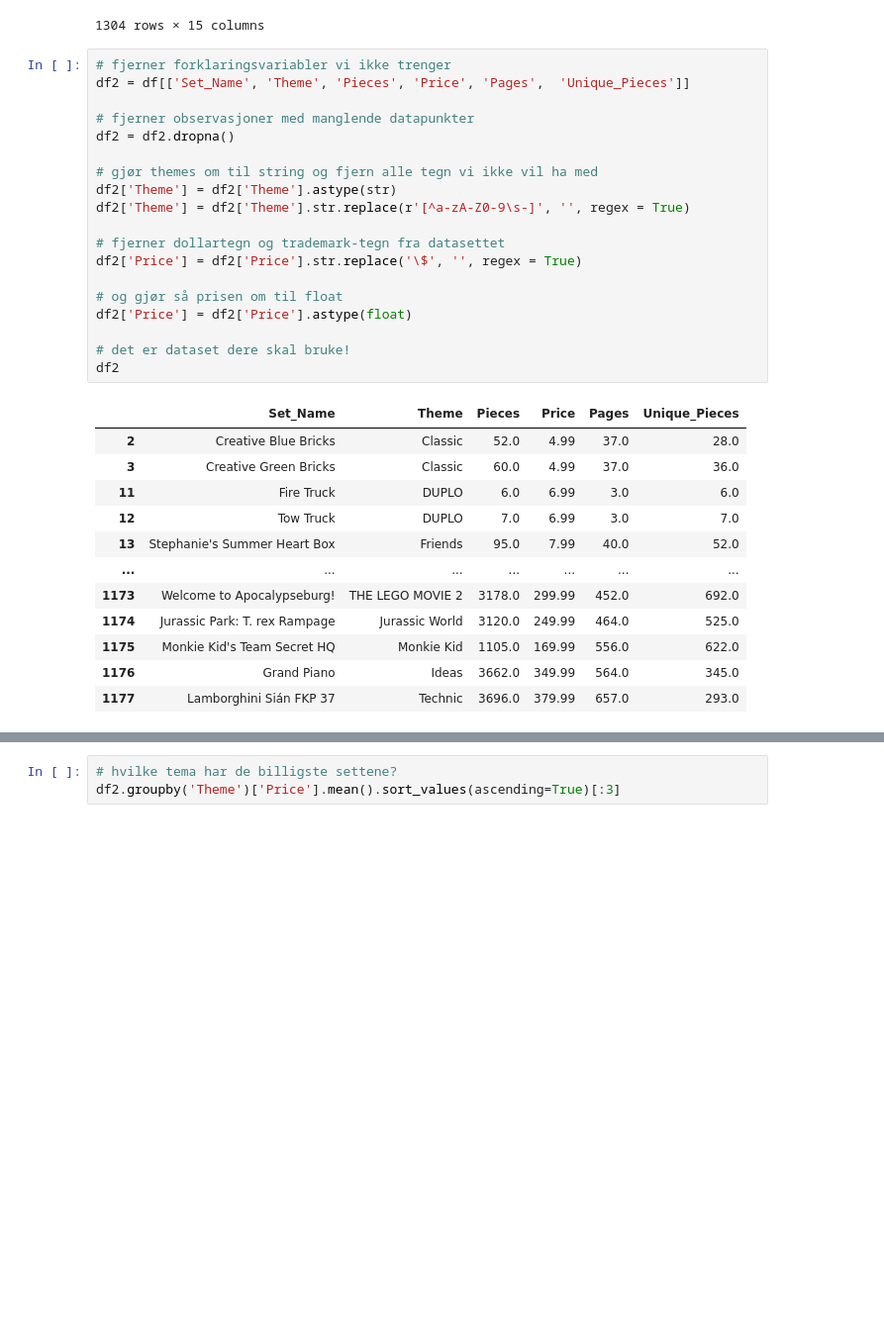
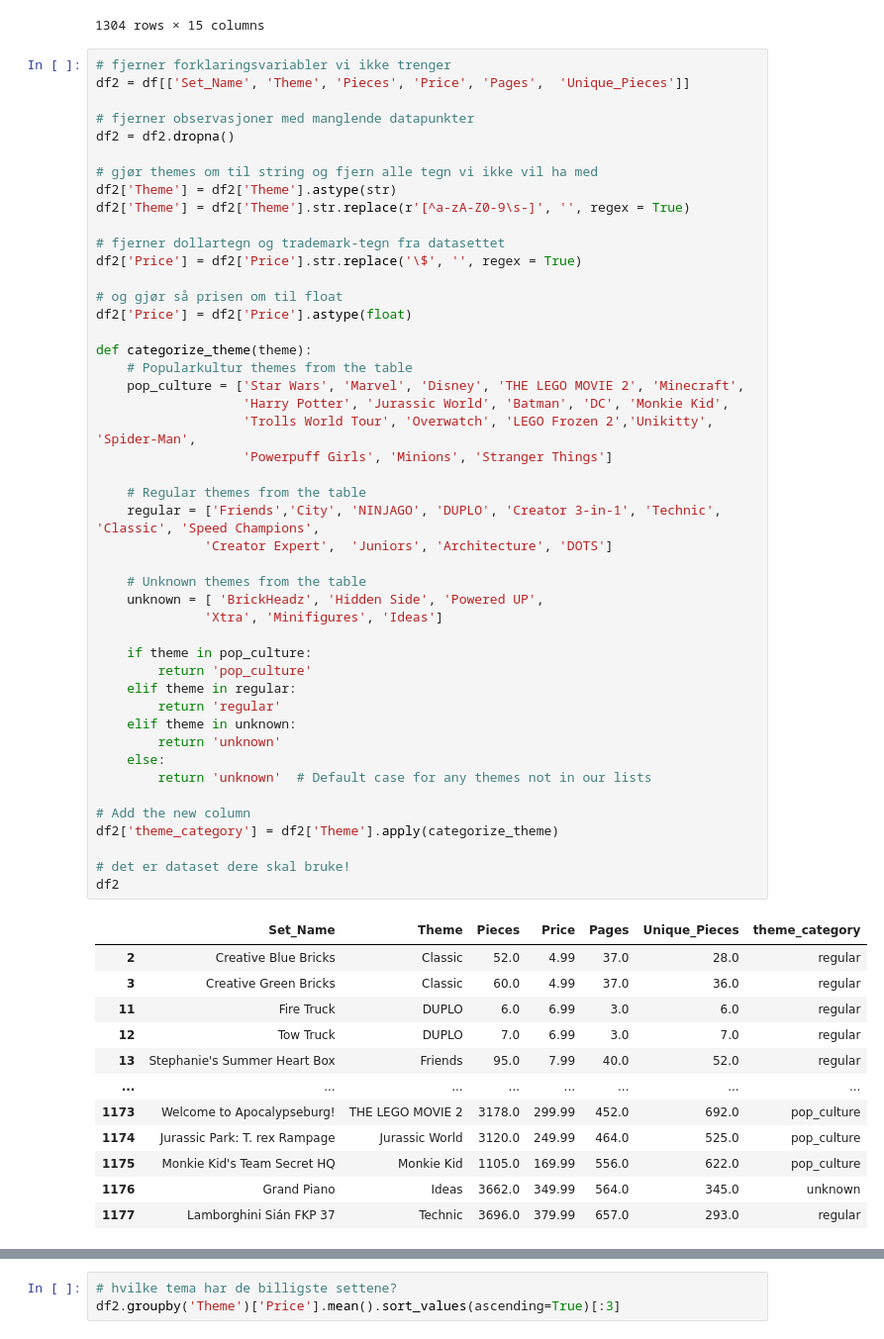
Before and after one commit to christianstensoe/ISTT1003-prosjekt-16, a Jupyter notebook: oppg1.ipynb, the cells around one changed output, grey strips where cells are left out. Shown at 99% size. Drawn from its saved outputs; the diff is of its cells as text; blank space fills up the shorter version.

```diff
--- a/oppg1.ipynb
+++ b/oppg1.ipynb
@@ -34,32 +34,59 @@ df
 # %%
 # fjerner forklaringsvariabler vi ikke trenger
 df2 = df[['Set_Name', 'Theme', 'Pieces', 'Price', 'Pages',  'Unique_Pieces']]
 
 # fjerner observasjoner med manglende datapunkter
 df2 = df2.dropna()
 
 # gjør themes om til string og fjern alle tegn vi ikke vil ha med
 df2['Theme'] = df2['Theme'].astype(str)
 df2['Theme'] = df2['Theme'].str.replace(r'[^a-zA-Z0-9\s-]', '', regex = True)
 
 # fjerner dollartegn og trademark-tegn fra datasettet
 df2['Price'] = df2['Price'].str.replace('\$', '', regex = True)
 
 # og gjør så prisen om til float
 df2['Price'] = df2['Price'].astype(float)
 
+def categorize_theme(theme):
+    # Popularkultur themes from the table
+    pop_culture = ['Star Wars', 'Marvel', 'Disney', 'THE LEGO MOVIE 2', 'Minecraft',
+                   'Harry Potter', 'Jurassic World', 'Batman', 'DC', 'Monkie Kid',
+                   'Trolls World Tour', 'Overwatch', 'LEGO Frozen 2','Unikitty', 'Spider-Man',
+                   'Powerpuff Girls', 'Minions', 'Stranger Things']
+
+    # Regular themes from the table
+    regular = ['Friends','City', 'NINJAGO', 'DUPLO', 'Creator 3-in-1', 'Technic', 'Classic', 'Speed Champions',
+              'Creator Expert',  'Juniors', 'Architecture', 'DOTS']
+
+    # Unknown themes from the table
+    unknown = [ 'BrickHeadz', 'Hidden Side', 'Powered UP',
+              'Xtra', 'Minifigures', 'Ideas']
+
+    if theme in pop_culture:
+        return 'pop_culture'
+    elif theme in regular:
+        return 'regular'
+    elif theme in unknown:
+        return 'unknown'
+    else:
+        return 'unknown'  # Default case for any themes not in our lists
+
+# Add the new column
+df2['theme_category'] = df2['Theme'].apply(categorize_theme)
+
 # det er dataset dere skal bruke!
 df2
 # %% [output]
-|  | Set_Name | Theme | Pieces | Price | Pages | Unique_Pieces |
-| 2 | Creative Blue Bricks | Classic | 52.0 | 4.99 | 37.0 | 28.0 |
-| 3 | Creative Green Bricks | Classic | 60.0 | 4.99 | 37.0 | 36.0 |
-| 11 | Fire Truck | DUPLO | 6.0 | 6.99 | 3.0 | 6.0 |
-| 12 | Tow Truck | DUPLO | 7.0 | 6.99 | 3.0 | 7.0 |
-| 13 | Stephanie's Summer Heart Box | Friends | 95.0 | 7.99 | 40.0 | 52.0 |
-| ... | ... | ... | ... | ... | ... | ... |
-| 1173 | Welcome to Apocalypseburg! | THE LEGO MOVIE 2 | 3178.0 | 299.99 | 452.0 | 692.0 |
-| 1174 | Jurassic Park: T. rex Rampage | Jurassic World | 3120.0 | 249.99 | 464.0 | 525.0 |
-| 1175 | Monkie Kid's Team Secret HQ | Monkie Kid | 1105.0 | 169.99 | 556.0 | 622.0 |
-| 1176 | Grand Piano | Ideas | 3662.0 | 349.99 | 564.0 | 345.0 |
-| 1177 | Lamborghini Sián FKP 37 | Technic | 3696.0 | 379.99 | 657.0 | 293.0 |
+|  | Set_Name | Theme | Pieces | Price | Pages | Unique_Pieces | theme_category |
+| 2 | Creative Blue Bricks | Classic | 52.0 | 4.99 | 37.0 | 28.0 | regular |
+| 3 | Creative Green Bricks | Classic | 60.0 | 4.99 | 37.0 | 36.0 | regular |
+| 11 | Fire Truck | DUPLO | 6.0 | 6.99 | 3.0 | 6.0 | regular |
+| 12 | Tow Truck | DUPLO | 7.0 | 6.99 | 3.0 | 7.0 | regular |
+| 13 | Stephanie's Summer Heart Box | Friends | 95.0 | 7.99 | 40.0 | 52.0 | regular |
+| ... | ... | ... | ... | ... | ... | ... | ... |
+| 1173 | Welcome to Apocalypseburg! | THE LEGO MOVIE 2 | 3178.0 | 299.99 | 452.0 | 692.0 | pop_culture |
+| 1174 | Jurassic Park: T. rex Rampage | Jurassic World | 3120.0 | 249.99 | 464.0 | 525.0 | pop_culture |
+| 1175 | Monkie Kid's Team Secret HQ | Monkie Kid | 1105.0 | 169.99 | 556.0 | 622.0 | pop_culture |
+| 1176 | Grand Piano | Ideas | 3662.0 | 349.99 | 564.0 | 345.0 | unknown |
+| 1177 | Lamborghini Sián FKP 37 | Technic | 3696.0 | 379.99 | 657.0 | 293.0 | regular |
```
Also changed, not shown: parts of 10 cells of this notebook, 1 other file.
